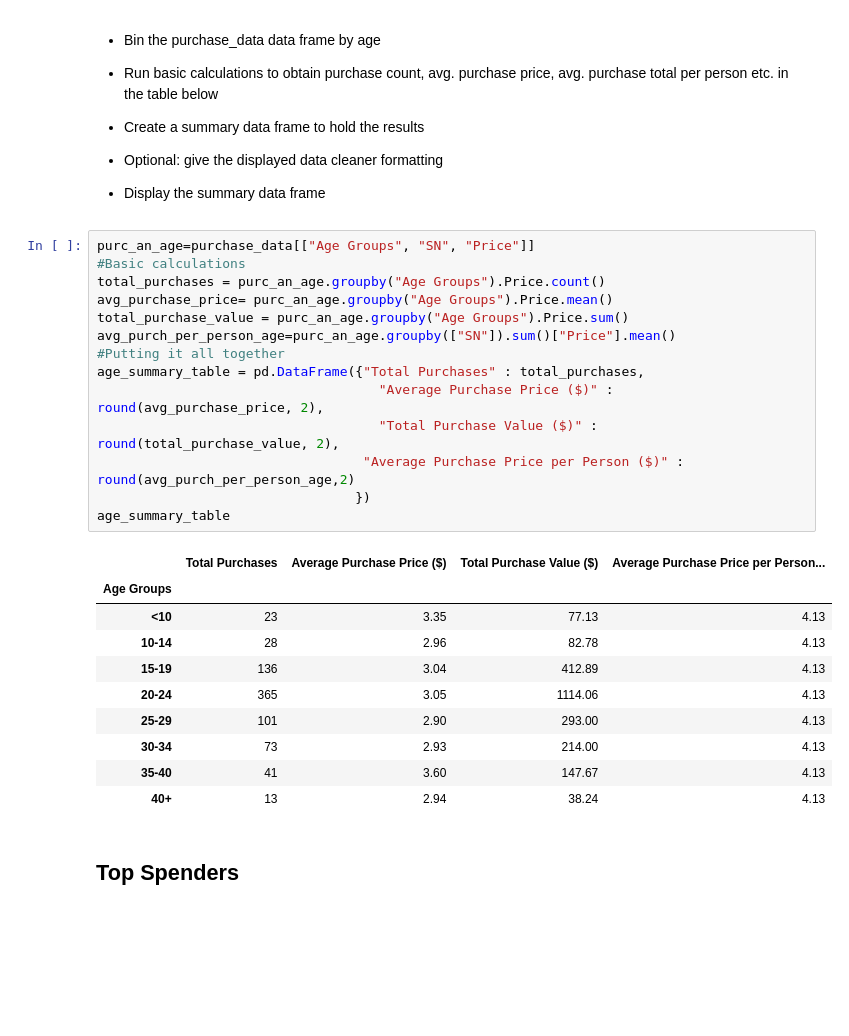
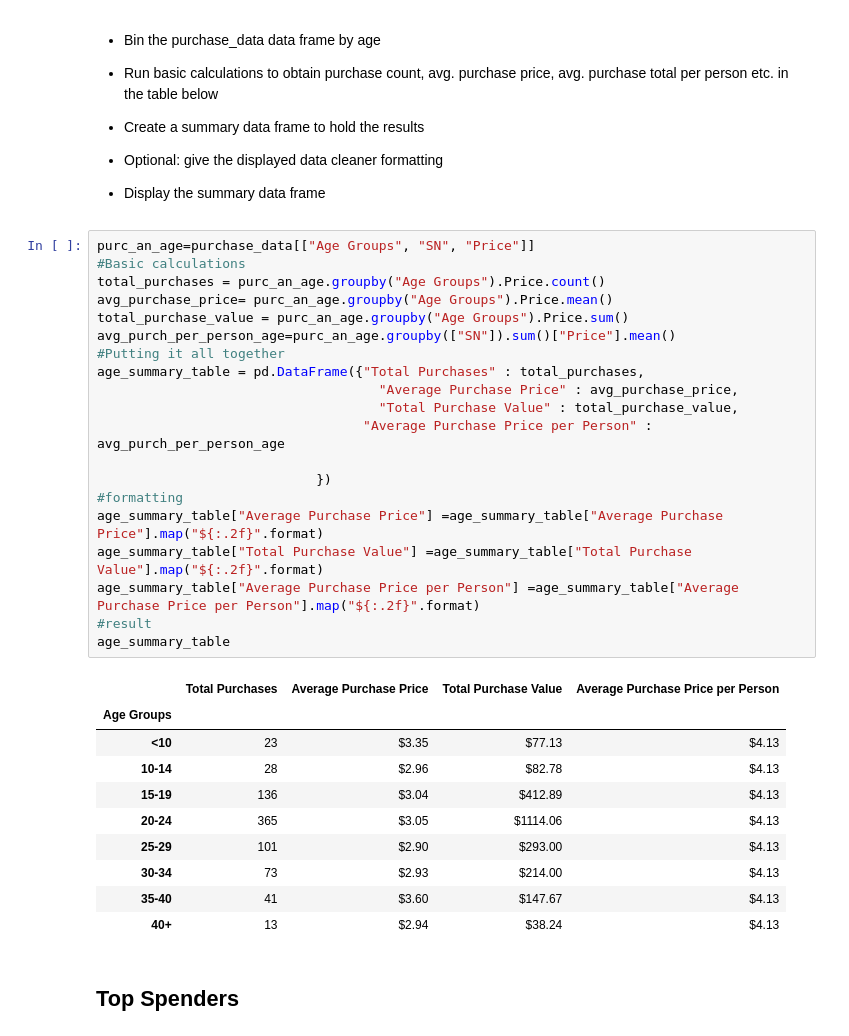
Before and after one commit to eford0121/Heroes-of-Pymoli, a Jupyter notebook: Master-Heroes of Pymoli.ipynb, the cells around one changed output. Cells and saved outputs as stored; diff of their text form; blank space fills up the shorter version.

```diff
--- a/Master-Heroes of Pymoli.ipynb
+++ b/Master-Heroes of Pymoli.ipynb
@@ -213,28 +227,34 @@ age_ranges_df
 # %%
 purc_an_age=purchase_data[["Age Groups", "SN", "Price"]]
 #Basic calculations
 total_purchases = purc_an_age.groupby("Age Groups").Price.count()
 avg_purchase_price= purc_an_age.groupby("Age Groups").Price.mean()
 total_purchase_value = purc_an_age.groupby("Age Groups").Price.sum()
 avg_purch_per_person_age=purc_an_age.groupby(["SN"]).sum()["Price"].mean()
 #Putting it all together
 age_summary_table = pd.DataFrame({"Total Purchases" : total_purchases,
-                                    "Average Purchase Price ($)" : round(avg_purchase_price, 2),
-                                    "Total Purchase Value ($)" : round(total_purchase_value, 2),
-                                  "Average Purchase Price per Person ($)" : round(avg_purch_per_person_age,2)
-                                 })
+                                    "Average Purchase Price" : avg_purchase_price,
+                                    "Total Purchase Value" : total_purchase_value,
+                                  "Average Purchase Price per Person" : avg_purch_per_person_age
+
+                            })
+#formatting
+age_summary_table["Average Purchase Price"] =age_summary_table["Average Purchase Price"].map("${:.2f}".format)
+age_summary_table["Total Purchase Value"] =age_summary_table["Total Purchase Value"].map("${:.2f}".format)
+age_summary_table["Average Purchase Price per Person"] =age_summary_table["Average Purchase Price per Person"].map("${:.2f}".format)
+#result
 age_summary_table
 # %% [output]
-|  | Total Purchases | Average Purchase Price ($) | Total Purchase Value ($) | Average Purchase Price per Person... |
+|  | Total Purchases | Average Purchase Price | Total Purchase Value | Average Purchase Price per Person |
 | Age Groups |  |  |  |  |
-| <10 | 23 | 3.35 | 77.13 | 4.13 |
-| 10-14 | 28 | 2.96 | 82.78 | 4.13 |
-| 15-19 | 136 | 3.04 | 412.89 | 4.13 |
-| 20-24 | 365 | 3.05 | 1114.06 | 4.13 |
-| 25-29 | 101 | 2.90 | 293.00 | 4.13 |
-| 30-34 | 73 | 2.93 | 214.00 | 4.13 |
-| 35-40 | 41 | 3.60 | 147.67 | 4.13 |
-| 40+ | 13 | 2.94 | 38.24 | 4.13 |
+| <10 | 23 | $3.35 | $77.13 | $4.13 |
+| 10-14 | 28 | $2.96 | $82.78 | $4.13 |
+| 15-19 | 136 | $3.04 | $412.89 | $4.13 |
+| 20-24 | 365 | $3.05 | $1114.06 | $4.13 |
+| 25-29 | 101 | $2.90 | $293.00 | $4.13 |
+| 30-34 | 73 | $2.93 | $214.00 | $4.13 |
+| 35-40 | 41 | $3.60 | $147.67 | $4.13 |
+| 40+ | 13 | $2.94 | $38.24 | $4.13 |
 # %% [markdown]
 ## Top Spenders
 # %% [markdown]
```
Also changed, not shown: parts of 10 cells of this notebook.
